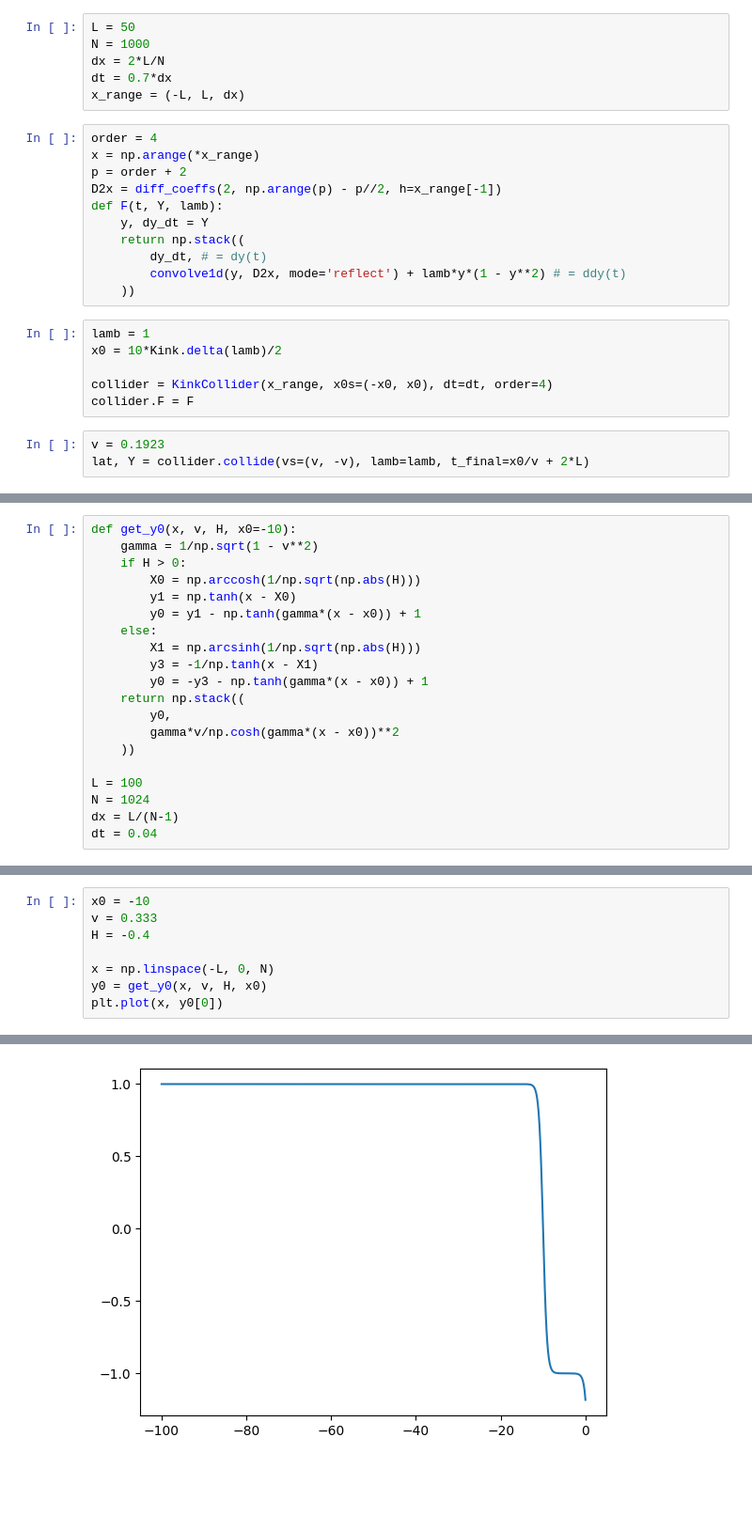
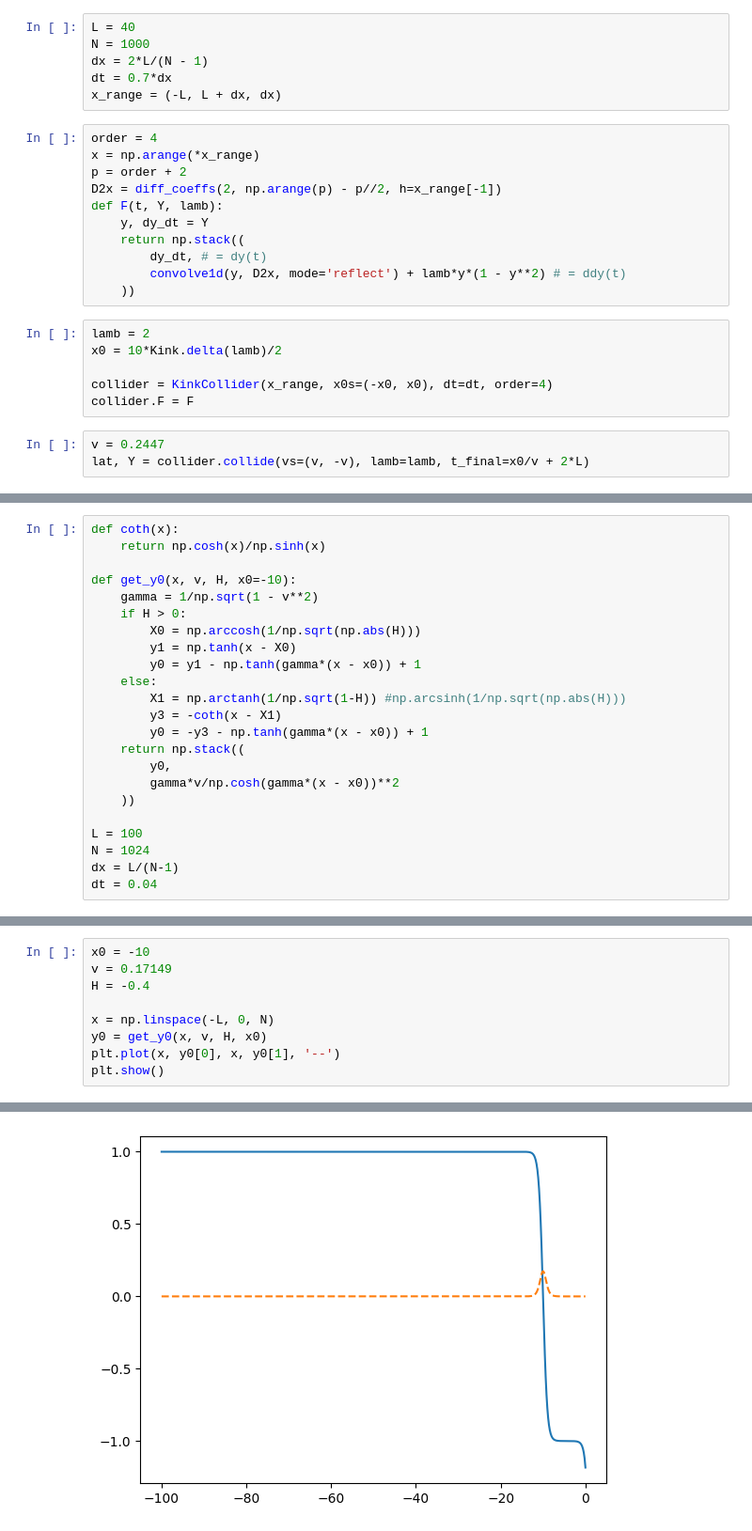
Before and after one commit to JairoSSantos/parallel-kink-scattering, a Jupyter notebook: notebooks/experiments.ipynb, the cells around one changed output, grey strips where cells are left out. Shown: that part at 94% size. Saved outputs shown, nothing was run; the diff lists cells and outputs as text; blank space fills up the shorter version.

```diff
--- a/notebooks/experiments.ipynb
+++ b/notebooks/experiments.ipynb
@@ -127,9 +129,9 @@ plt.show()
 # %%
-L = 50
+L = 40
 N = 1000
-dx = 2*L/N
+dx = 2*L/(N - 1)
 dt = 0.7*dx
-x_range = (-L, L, dx)
+x_range = (-L, L + dx, dx)
 # %%
 order = 4
 x = np.arange(*x_range)
@@ -142,13 +144,13 @@ def F(t, Y, lamb):
         convolve1d(y, D2x, mode='reflect') + lamb*y*(1 - y**2) # = ddy(t)
     ))
 # %%
-lamb = 1
+lamb = 2
 x0 = 10*Kink.delta(lamb)/2
 
 collider = KinkCollider(x_range, x0s=(-x0, x0), dt=dt, order=4)
 collider.F = F
 # %%
-v = 0.1923
+v = 0.2447
 lat, Y = collider.collide(vs=(v, -v), lamb=lamb, t_final=x0/v + 2*L)
 # %%
 plt.imshow(Y[:, 0], extent=(lat.x.min(), lat.x.max(), lat.t.min(), lat.t.max()), cmap=cmap, vmin=-2, vmax=2, origin='lower')
@@ -158,4 +162,7 @@ plt.show()
 # %%
+def coth(x):
+    return np.cosh(x)/np.sinh(x)
+
 def get_y0(x, v, H, x0=-10):
     gamma = 1/np.sqrt(1 - v**2)
     if H > 0:
@@ -163,8 +170,8 @@ def get_y0(x, v, H, x0=-10):
         y1 = np.tanh(x - X0)
         y0 = y1 - np.tanh(gamma*(x - x0)) + 1
     else:
-        X1 = np.arcsinh(1/np.sqrt(np.abs(H)))
-        y3 = -1/np.tanh(x - X1)
+        X1 = np.arctanh(1/np.sqrt(1-H)) #np.arcsinh(1/np.sqrt(np.abs(H)))
+        y3 = -coth(x - X1)
         y0 = -y3 - np.tanh(gamma*(x - x0)) + 1
     return np.stack((
         y0,
@@ -187,10 +200,11 @@ def F(t, Y, lamb):
     ))
 # %%
 x0 = -10
-v = 0.333
+v = 0.17149
 H = -0.4
 
 x = np.linspace(-L, 0, N)
 y0 = get_y0(x, v, H, x0)
-plt.plot(x, y0[0])
+plt.plot(x, y0[0], x, y0[1], '--')
+plt.show()
 # %% [output]
@@ -198,2 +211,2 @@ plt.plot(x, y0[0])
-[figure, old version]
+[figure, new version]
 # %%
```
Also changed, not shown: parts of 18 cells of this notebook.
